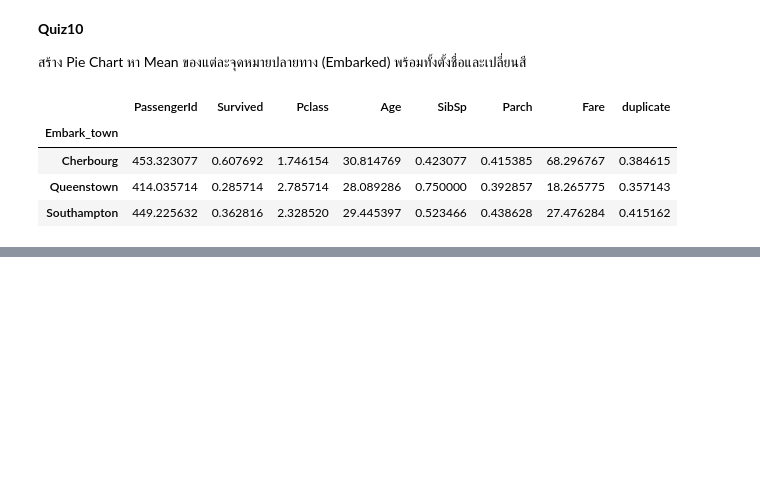
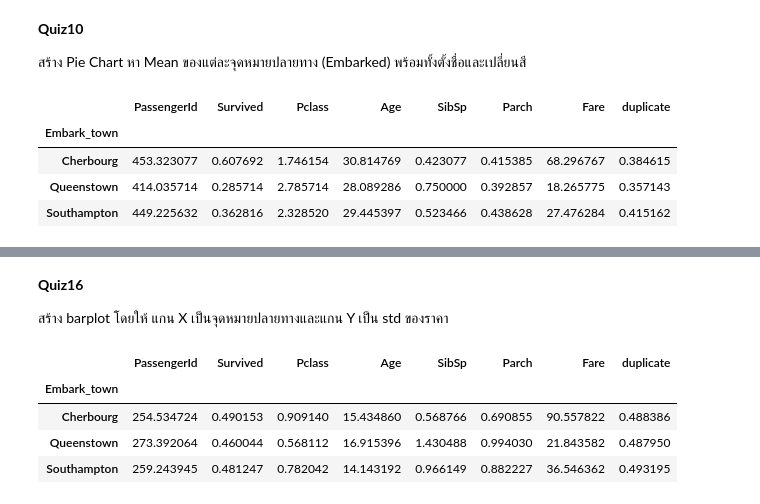
Before and after one commit to deen666/Homework_DataCamp2, a Jupyter notebook: Plotly/Plotly.ipynb, the cells around one changed output, grey strips where cells are left out. Saved outputs shown, nothing was run; the diff lists cells and outputs as text; code cells hidden in the pictures; blank space fills up the shorter version.

```diff
--- a/Plotly/Plotly.ipynb
+++ b/Plotly/Plotly.ipynb
@@ -327,0 +394,6 @@ fig.show()
+# %%
+#Quiz15
+titanic["Survival"] = titanic.Survived.map({0: "Died", 1: "Survived"})
+
+fig = px.box(titanic, x = 'Survival', y = 'Age', color = 'Sex')
+fig.show()
@@ -327,0 +402,16 @@ fig.show()
+# %% [markdown]
+**Quiz16**
+
+สร้าง barplot โดยให้ แกน X เป็นจุดหมายปลายทางและแกน Y เป็น std ของราคา
+# %%
+#Quiz16
+
+titanic["Embark_town"] = titanic.Embarked.map({"C": "Cherbourg", "Q": "Queenstown", "S": "Southampton"})
+df9 = titanic.groupby('Embark_town').std()
+df9
+# %% [output]
+|  | PassengerId | Survived | Pclass | Age | SibSp | Parch | Fare | duplicate |
+| Embark_town |  |  |  |  |  |  |  |  |
+| Cherbourg | 254.534724 | 0.490153 | 0.909140 | 15.434860 | 0.568766 | 0.690855 | 90.557822 | 0.488386 |
+| Queenstown | 273.392064 | 0.460044 | 0.568112 | 16.915396 | 1.430488 | 0.994030 | 21.843582 | 0.487950 |
+| Southampton | 259.243945 | 0.481247 | 0.782042 | 14.143192 | 0.966149 | 0.882227 | 36.546362 | 0.493195 |
```
Also changed, not shown: parts of 26 cells of this notebook.
